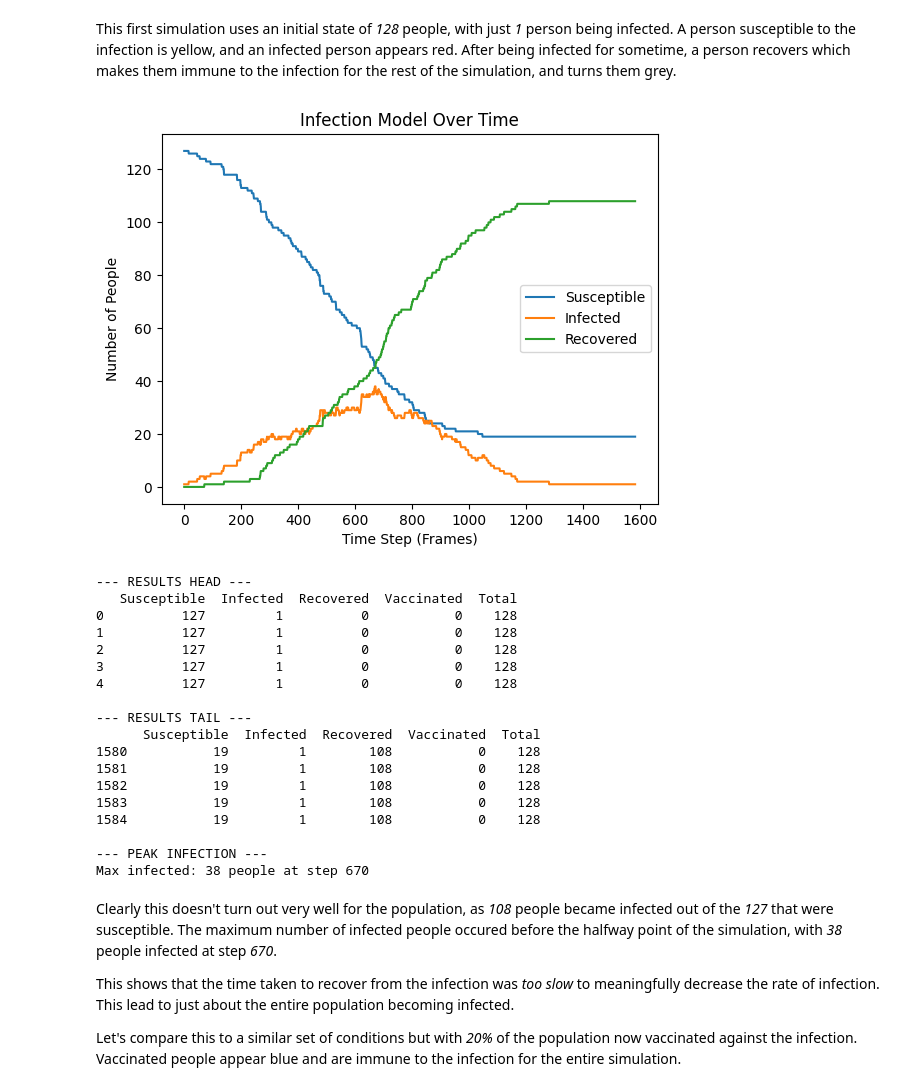
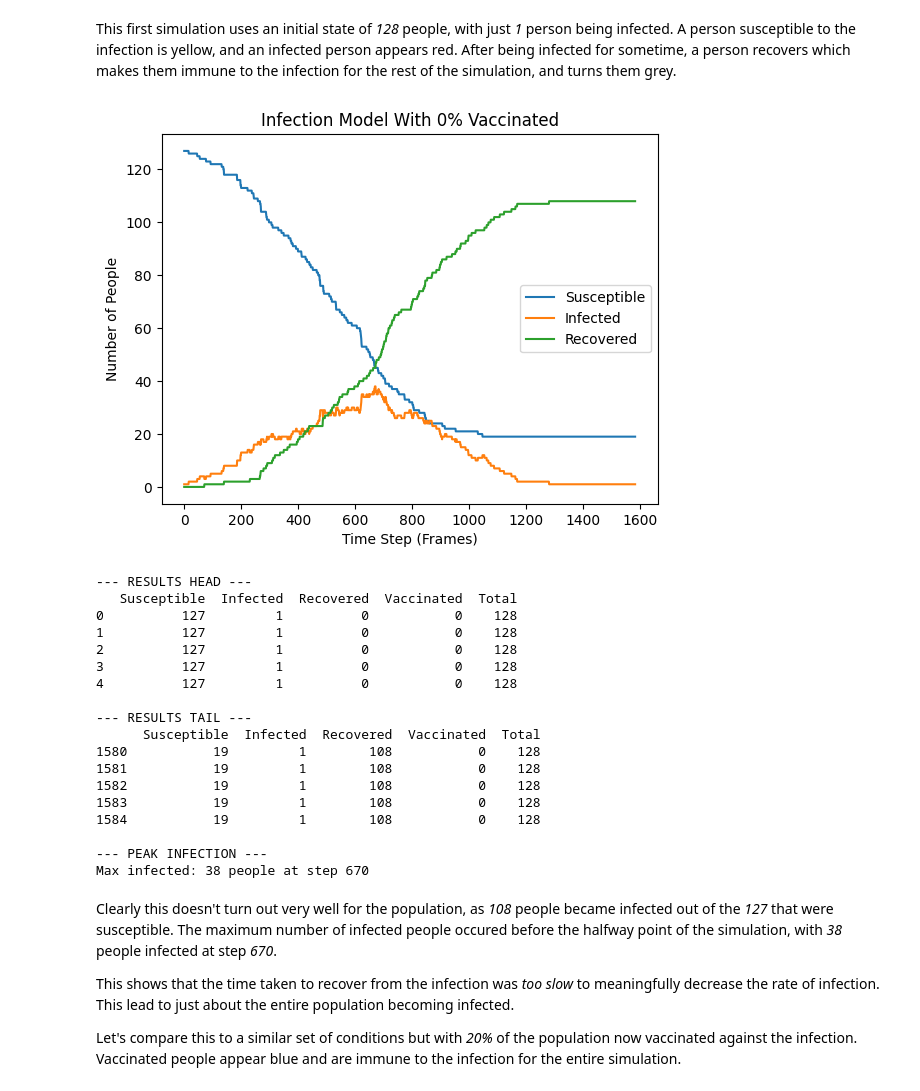
Before and after one commit to dominictdavies/CITS4403-Project, a Jupyter notebook: notebooks/overview.ipynb, the cells around one changed output. Drawn from its saved outputs; the diff is of its cells as text; code cells hidden in the pictures.

Commit message:
New graph changes

```diff
--- a/notebooks/overview.ipynb
+++ b/notebooks/overview.ipynb
@@ -22,37 +22,37 @@ population = PopulationConfig(
     initial_infected = 1,
     vaccinated_rate = 0.0,
 )
 
 config = SimulationConfig(population=population)
 model = InfectionModel(config=config)
 run_simulation(model)
 
-def show_results(model):
+def show_results(model, title):
     # Get results from Mesa and show in graph
     results = model.datacollector.get_model_vars_dataframe()
     results.plot(y=["Susceptible", "Infected", "Recovered"])
     plt.xlabel("Time Step (Frames)")
     plt.ylabel("Number of People")
-    plt.title("Infection Model Over Time")
+    plt.title(title)
     plt.show()
 
     # Get max infected
     max_infected = results["Infected"].max()
     max_infected_step = results["Infected"].idxmax()
 
     # Print results
     print("--- RESULTS HEAD ---")
     print(results.head())
     print()
     print("--- RESULTS TAIL ---")
     print(results.tail())
     print()
     print("--- PEAK INFECTION ---")
     print(f"Max infected: {max_infected} people at step {max_infected_step}")
 
-show_results(model)
+show_results(model, "Infection Model With 0% Vaccinated")
 # %% [output]
-[figure, old version]
+[figure, new version]
 --- RESULTS HEAD ---
    Susceptible  Infected  Recovered  Vaccinated  Total
 0          127         1          0           0    128
```
Also changed, not shown: parts of 2 cells of this notebook.
